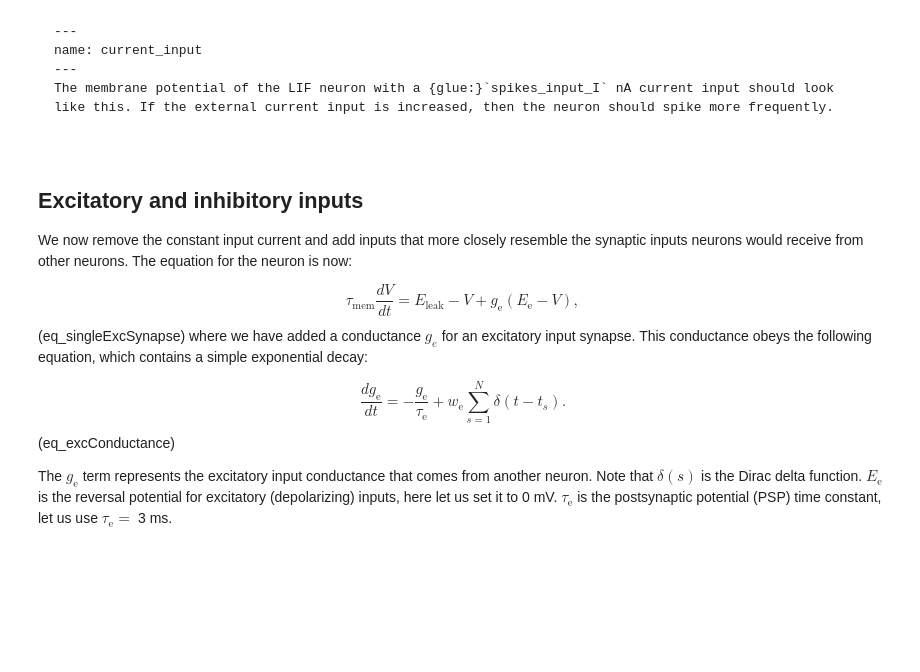
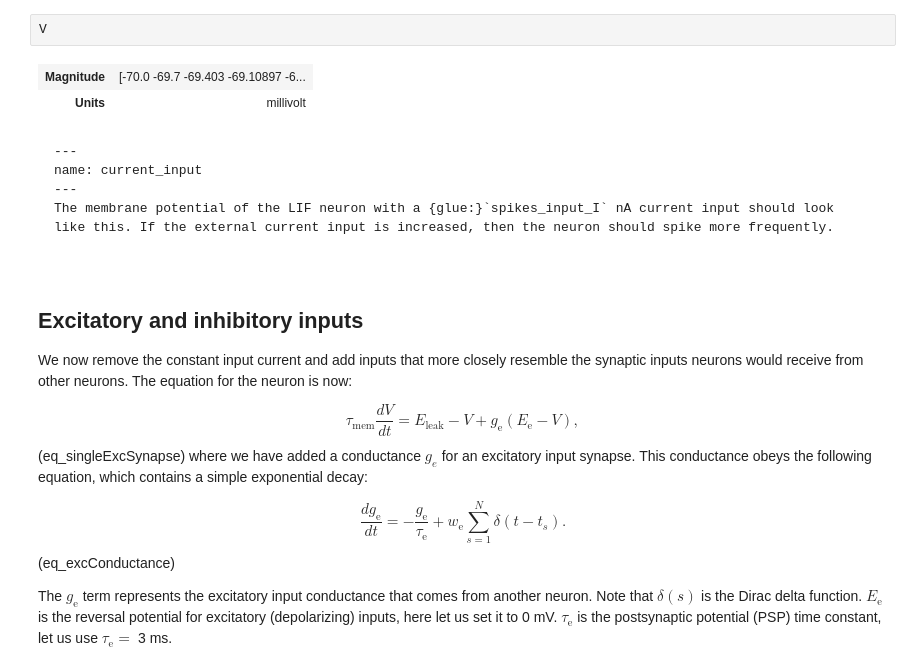
Before and after one commit to trieschlab/Computational-Modeling-of-Neuronal-Plasticity, a Jupyter notebook: Computational-Modeling-of-Neuronal-Plasticity/01_Leaky_Integrate-And-Fire_Neuron.ipynb, the cells around one changed output. Saved outputs shown, nothing was run; the diff lists cells and outputs as text; blank space fills up the shorter version.

````diff
--- a/Computational-Modeling-of-Neuronal-Plasticity/01_Leaky_Integrate-And-Fire_Neuron.ipynb
+++ b/Computational-Modeling-of-Neuronal-Plasticity/01_Leaky_Integrate-And-Fire_Neuron.ipynb
@@ -70,6 +86,11 @@ glue("spikes_input_I", I_ext.magnitude, display=False)
 # %% [output]
 [interactive output not drawn]
 [figure]
+# %%
+V
+# %% [output]
+| Magnitude | [-70.0 -69.7 -69.403 -69.10897 -6... |
+| Units | millivolt |
 # %% [markdown]
 ```{glue:figure} spikes_input
 ---
````
Also changed, not shown: parts of 4 cells of this notebook.
